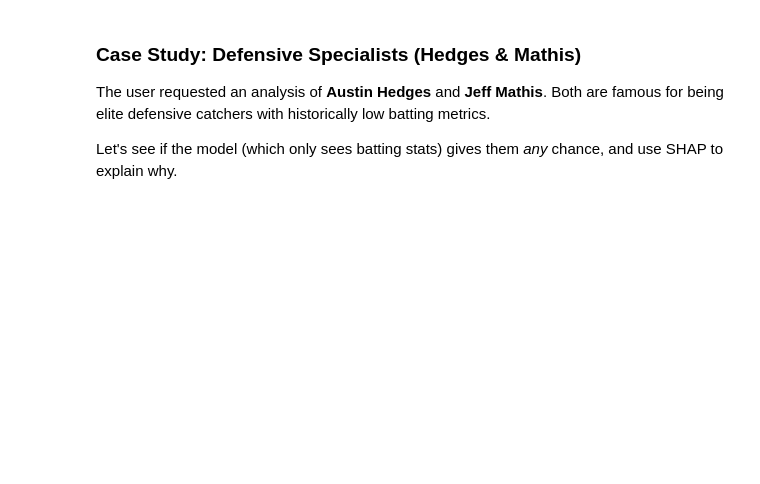
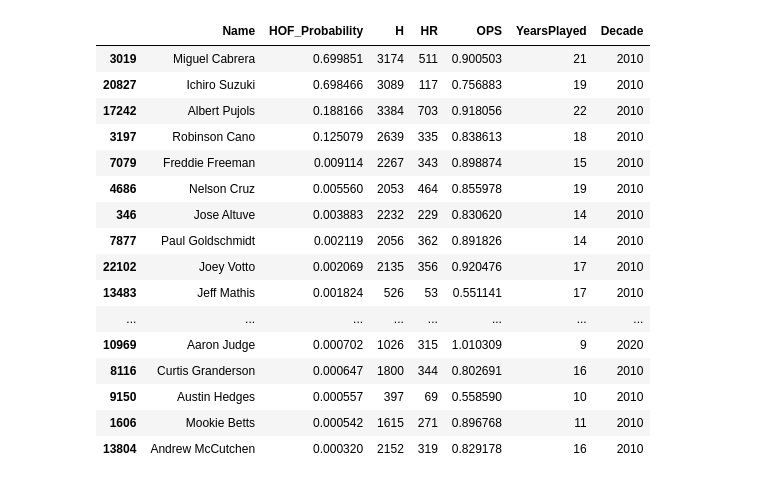
Before and after one commit to bpdaum/portfolio, a Jupyter notebook: assets/code/baseball_hof_prediction.ipynb, the cells around one changed output. Cells and saved outputs as stored; diff of their text form; code cells hidden in the pictures; blank space fills up the shorter version.

```diff
--- a/assets/code/baseball_hof_prediction.ipynb
+++ b/assets/code/baseball_hof_prediction.ipynb
@@ -193,10 +262,17 @@ X = df_eligible[features]
 y = df_eligible['is_hof']
 
 # Split Data
-X_train, X_test, y_train, y_test = train_test_split(X, y, test_size=0.2, random_state=42, stratify=y)
+X_train, X_test, y_train, y_test = train_test_split(X, y,
+                                                    test_size=0.2,
+                                                    random_state=42,
+                                                    stratify=y)
 
 # Train XGBoost
-model = xgb.XGBClassifier(use_label_encoder=False, eval_metric='logloss', n_estimators=200, random_state=42)
+# We could do some hyperparameter tuning here, but we'll use mostly defaults
+# for now.
+model = xgb.XGBClassifier(eval_metric='logloss',
+                          n_estimators=200,
+                          random_state=42)
 model.fit(X_train, y_train)
 
 print("Model Trained Successfully on Eligible Players.")
@@ -260,17 +355,30 @@ Now for the fun part! We apply our trained model to the `df_future` dataset (Act
 # %%
 X_future = df_future[features]
 
 # Predict Probabilities
 future_probs = model.predict_proba(X_future)[:, 1]
 
 df_future['HOF_Probability'] = future_probs
 
-# Display Top 15 Candidates
+# Top 20 candidates
 top_candidates = df_future.sort_values(by='HOF_Probability', ascending=False).head(20)
 
-display(top_candidates[['Name', 'HOF_Probability', 'H', 'HR', 'OPS', 'YearsPlayed', 'Decade']])
+top_candidates[['Name', 'HOF_Probability', 'H', 'HR', 'OPS', 'YearsPlayed', 'Decade']]
+# %% [output]
+|  | Name | HOF_Probability | H | HR | OPS | YearsPlayed | Decade |
+| 3019 | Miguel Cabrera | 0.699851 | 3174 | 511 | 0.900503 | 21 | 2010 |
+| 20827 | Ichiro Suzuki | 0.698466 | 3089 | 117 | 0.756883 | 19 | 2010 |
+| 17242 | Albert Pujols | 0.188166 | 3384 | 703 | 0.918056 | 22 | 2010 |
+| 3197 | Robinson Cano | 0.125079 | 2639 | 335 | 0.838613 | 18 | 2010 |
+| 7079 | Freddie Freeman | 0.009114 | 2267 | 343 | 0.898874 | 15 | 2010 |
+| 4686 | Nelson Cruz | 0.005560 | 2053 | 464 | 0.855978 | 19 | 2010 |
+| 346 | Jose Altuve | 0.003883 | 2232 | 229 | 0.830620 | 14 | 2010 |
+| 7877 | Paul Goldschmidt | 0.002119 | 2056 | 362 | 0.891826 | 14 | 2010 |
+| 22102 | Joey Votto | 0.002069 | 2135 | 356 | 0.920476 | 17 | 2010 |
+| 13483 | Jeff Mathis | 0.001824 | 526 | 53 | 0.551141 | 17 | 2010 |
+| ... | ... | ... | ... | ... | ... | ... | ... |
+| 10969 | Aaron Judge | 0.000702 | 1026 | 315 | 1.010309 | 9 | 2020 |
+| 8116 | Curtis Granderson | 0.000647 | 1800 | 344 | 0.802691 | 16 | 2010 |
+| 9150 | Austin Hedges | 0.000557 | 397 | 69 | 0.558590 | 10 | 2010 |
+| 1606 | Mookie Betts | 0.000542 | 1615 | 271 | 0.896768 | 11 | 2010 |
+| 13804 | Andrew McCutchen | 0.000320 | 2152 | 319 | 0.829178 | 16 | 2010 |
-# %% [markdown]
-### Case Study: Defensive Specialists (Hedges & Mathis)
-The user requested an analysis of **Austin Hedges** and **Jeff Mathis**. Both are famous for being elite defensive catchers with historically low batting metrics.
-
-Let's see if the model (which only sees batting stats) gives them *any* chance, and use SHAP to explain why.
```
Also changed, not shown: parts of 35 cells of this notebook, 5 other files.
